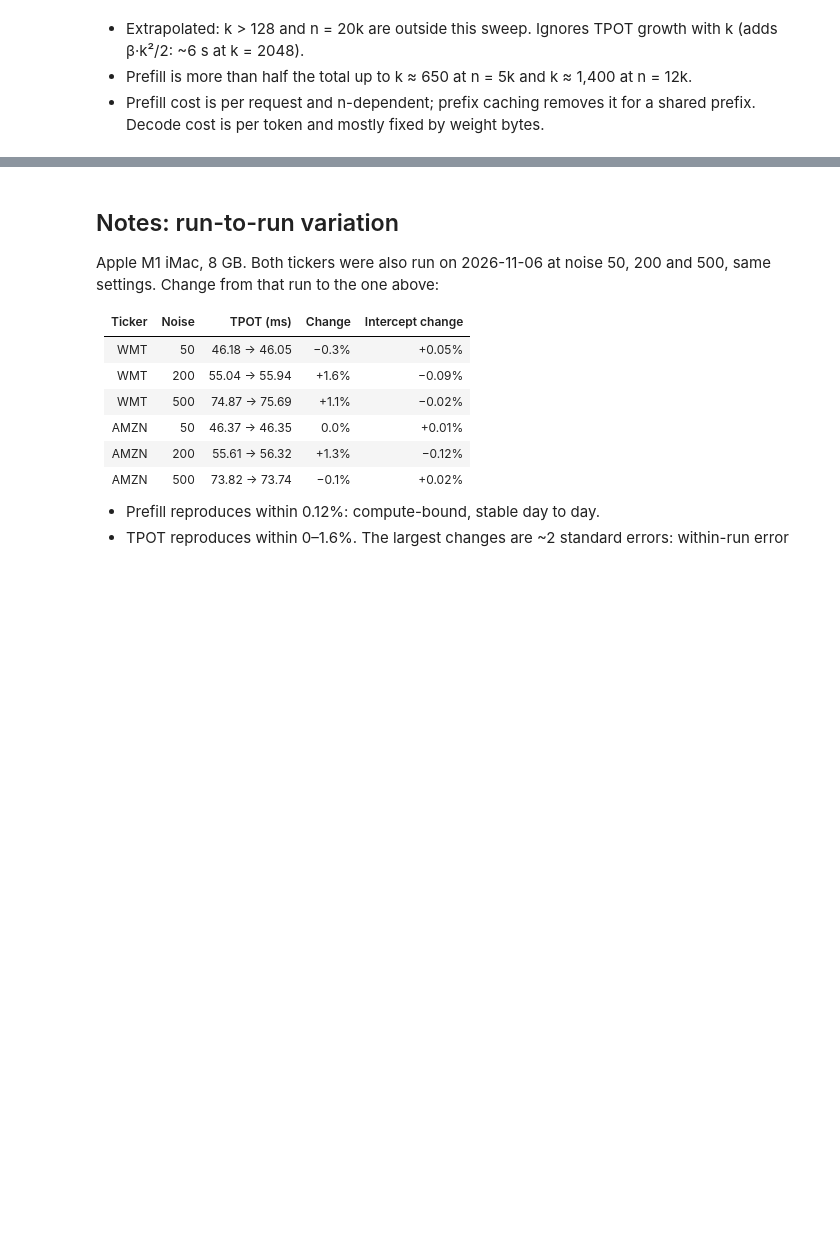
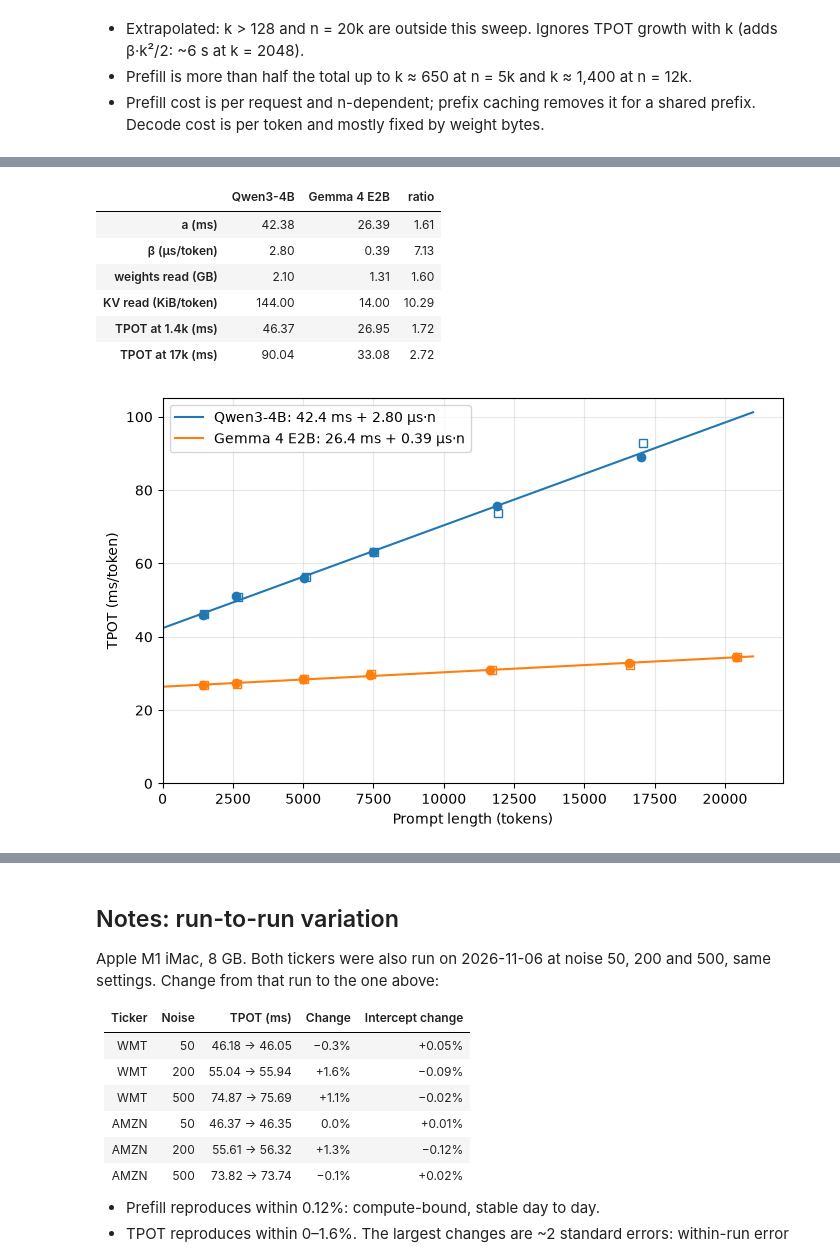
Before and after one commit to scalezen/vllm-market-agent, a Jupyter notebook: benchmarks/decode_tpot.ipynb, the cells around one changed output, grey strips where cells are left out. Cells and saved outputs as stored; diff of their text form; code cells hidden in the pictures; blank space fills up the shorter version.

```diff
--- a/benchmarks/decode_tpot.ipynb
+++ b/benchmarks/decode_tpot.ipynb
@@ -253,0 +349,8 @@ pd.DataFrame(rows).set_index(["n", "k"]).round(1)
+# %%
+G_W, G_KV = 1.31e9, 7 * 1 * 512 * 2 * 2
+g_both = pd.concat(g_tpot, names=["ticker"]).reset_index()
+g_beta, g_a = np.polyfit(g_both.n, g_both.tpot_ms / 1e3, 1)
+g_both["resid_ms"] = g_both.tpot_ms - (g_a + g_beta * g_both.n) * 1e3
+print(f"TPOT ≈ {g_a * 1e3:.1f} ms + {g_beta * 1e6:.2f} µs·n")
+print(f"BW_eff from a: {G_W / g_a / 1e9:.0f} GB/s   from β: {G_KV / g_beta / 1e9:.0f} GB/s")
+g_both[["ticker", "noise", "n", "tpot_ms", "resid_ms"]].round(2)
@@ -253,0 +384,28 @@ pd.DataFrame(rows).set_index(["n", "k"]).round(1)
+# %%
+qa, qb = a, beta
+cmp = pd.DataFrame({
+    "Qwen3-4B": [qa * 1e3, qb * 1e6, W / 1e9, KV / 1024, (qa + qb * 1425) * 1e3, (qa + qb * 17000) * 1e3],
+    "Gemma 4 E2B": [g_a * 1e3, g_beta * 1e6, G_W / 1e9, G_KV / 1024, (g_a + g_beta * 1425) * 1e3, (g_a + g_beta * 17000) * 1e3],
+}, index=["a (ms)", "β (µs/token)", "weights read (GB)", "KV read (KiB/token)", "TPOT at 1.4k (ms)", "TPOT at 17k (ms)"])
+cmp["ratio"] = cmp["Qwen3-4B"] / cmp["Gemma 4 E2B"]
+
+x = np.linspace(0, 21000, 100)
+fig, ax = plt.subplots(figsize=(8, 5))
+for name, (a_, b_), t in [("Qwen3-4B", (qa, qb), both), ("Gemma 4 E2B", (g_a, g_beta), g_both)]:
+    line, = ax.plot(x, (a_ + b_ * x) * 1e3, label=f"{name}: {a_ * 1e3:.1f} ms + {b_ * 1e6:.2f} µs·n")
+    for tk, mk in [("WMT", "o"), ("AMZN", "s")]:
+        s = t[t.ticker == tk]
+        ax.plot(s.n, s.tpot_ms, mk, color=line.get_color(), mfc="none" if tk == "AMZN" else None)
+ax.set(xlabel="Prompt length (tokens)", ylabel="TPOT (ms/token)", xlim=(0, None), ylim=(0, None))
+ax.grid(alpha=0.3)
+ax.legend()
+cmp.round(2)
+# %% [output]
+|  | Qwen3-4B | Gemma 4 E2B | ratio |
+| a (ms) | 42.38 | 26.39 | 1.61 |
+| β (µs/token) | 2.80 | 0.39 | 7.13 |
+| weights read (GB) | 2.10 | 1.31 | 1.60 |
+| KV read (KiB/token) | 144.00 | 14.00 | 10.29 |
+| TPOT at 1.4k (ms) | 46.37 | 26.95 | 1.72 |
+| TPOT at 17k (ms) | 90.04 | 33.08 | 2.72 |
+[figure, added]
```
Also changed, not shown: parts of 12 cells of this notebook.
